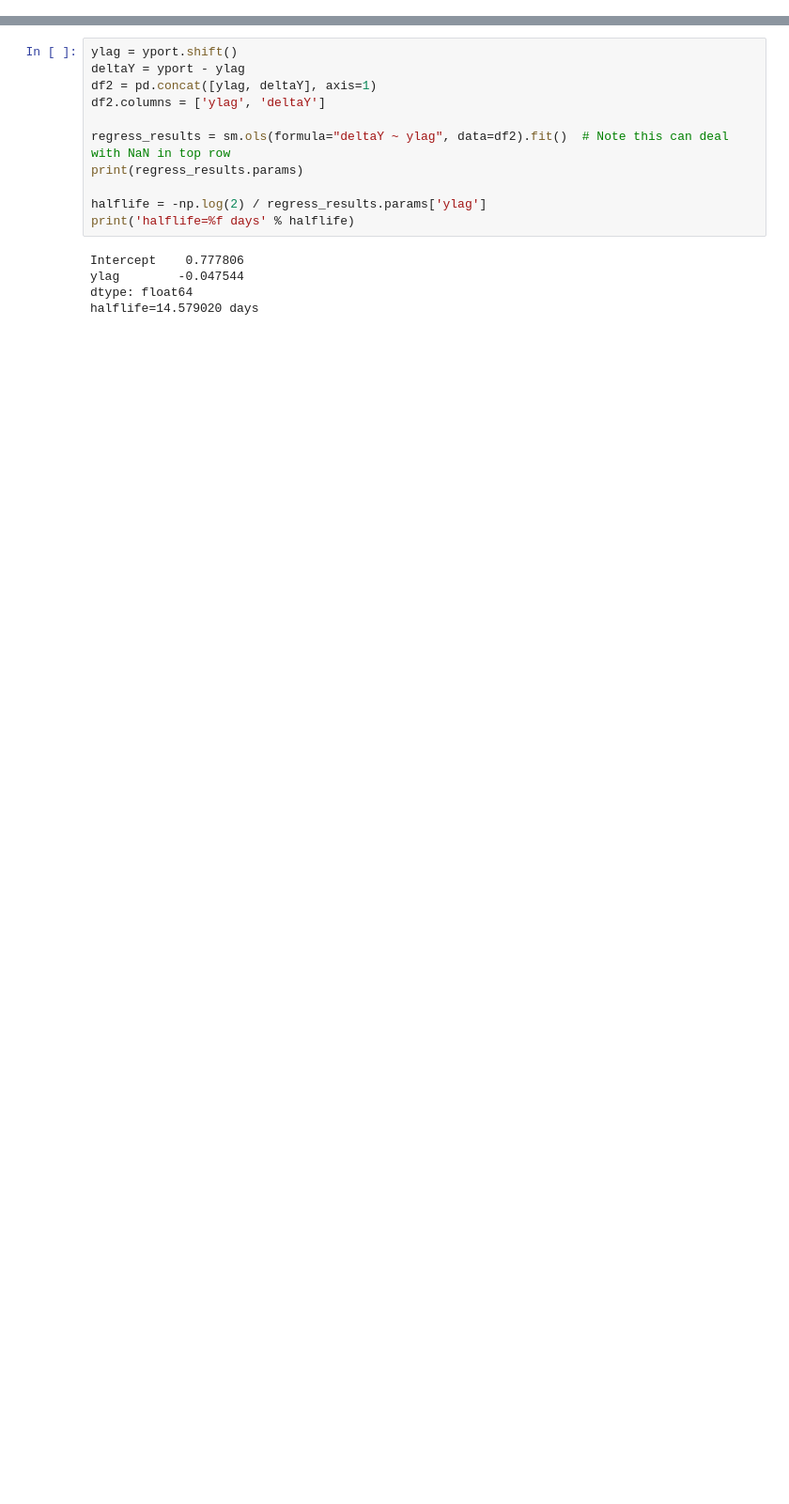
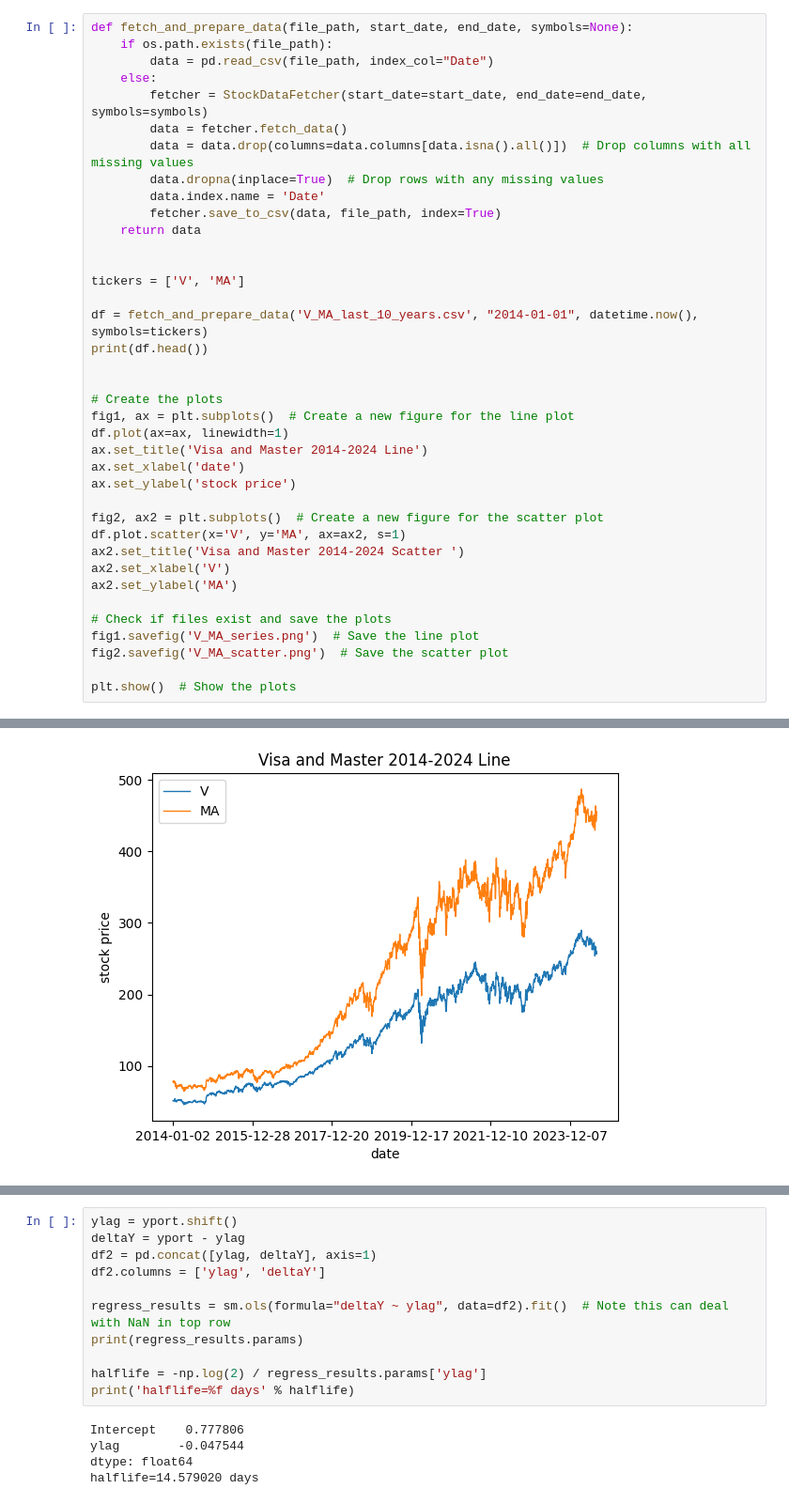
Before and after one commit to phynance/Stocks_PairTrading, a Jupyter notebook: V_MA_coint_TrainTest.ipynb, the cells around one changed output, grey strips where cells are left out. Shown: that part at 94% size. Saved outputs shown, nothing was run; the diff lists cells and outputs as text; blank space fills up the shorter version.

```diff
--- a/V_MA_coint_TrainTest.ipynb
+++ b/V_MA_coint_TrainTest.ipynb
@@ -43,0 +14,39 @@ Date
+# %%
+def fetch_and_prepare_data(file_path, start_date, end_date, symbols=None):
+    if os.path.exists(file_path):
+        data = pd.read_csv(file_path, index_col="Date")
+    else:
+        fetcher = StockDataFetcher(start_date=start_date, end_date=end_date, symbols=symbols)
+        data = fetcher.fetch_data()
+        data = data.drop(columns=data.columns[data.isna().all()])  # Drop columns with all missing values
+        data.dropna(inplace=True)  # Drop rows with any missing values
+        data.index.name = 'Date'
+        fetcher.save_to_csv(data, file_path, index=True)
+    return data
+
+
+tickers = ['V', 'MA']
+
+df = fetch_and_prepare_data('V_MA_last_10_years.csv', "2014-01-01", datetime.now(), symbols=tickers)
+print(df.head())
+
+
+# Create the plots
+fig1, ax = plt.subplots()  # Create a new figure for the line plot
+df.plot(ax=ax, linewidth=1)
+ax.set_title('Visa and Master 2014-2024 Line')
+ax.set_xlabel('date')
+ax.set_ylabel('stock price')
+
+fig2, ax2 = plt.subplots()  # Create a new figure for the scatter plot
+df.plot.scatter(x='V', y='MA', ax=ax2, s=1)
+ax2.set_title('Visa and Master 2014-2024 Scatter ')
+ax2.set_xlabel('V')
+ax2.set_ylabel('MA')
+
+# Check if files exist and save the plots
+fig1.savefig('V_MA_series.png')  # Save the line plot
+fig2.savefig('V_MA_scatter.png')  # Save the scatter plot
+
+plt.show()  # Show the plots
+# %% [output]
@@ -43,0 +60 @@ Date
+[figure, added]
```
Also changed, not shown: parts of 6 cells of this notebook, 1 other file.
